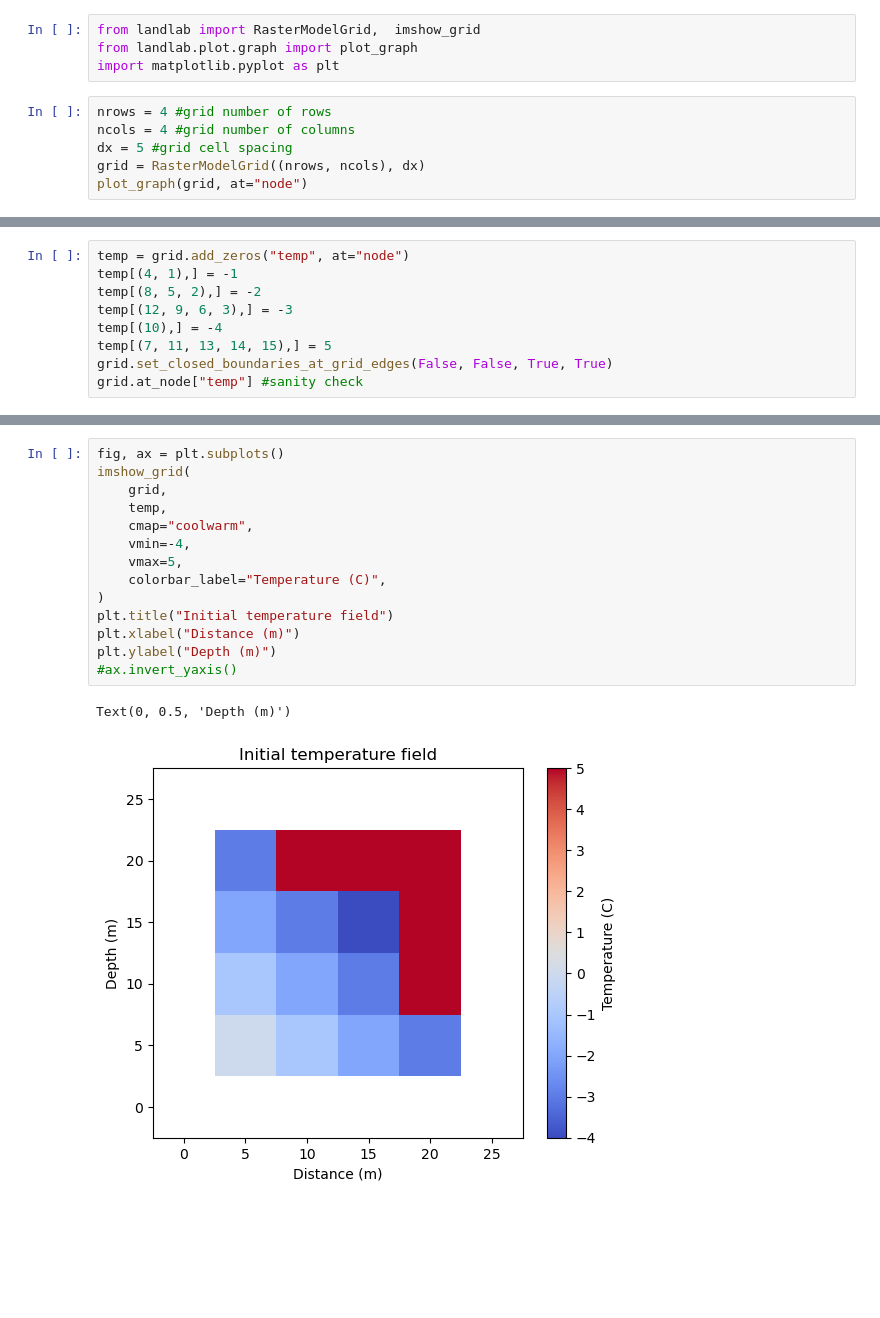
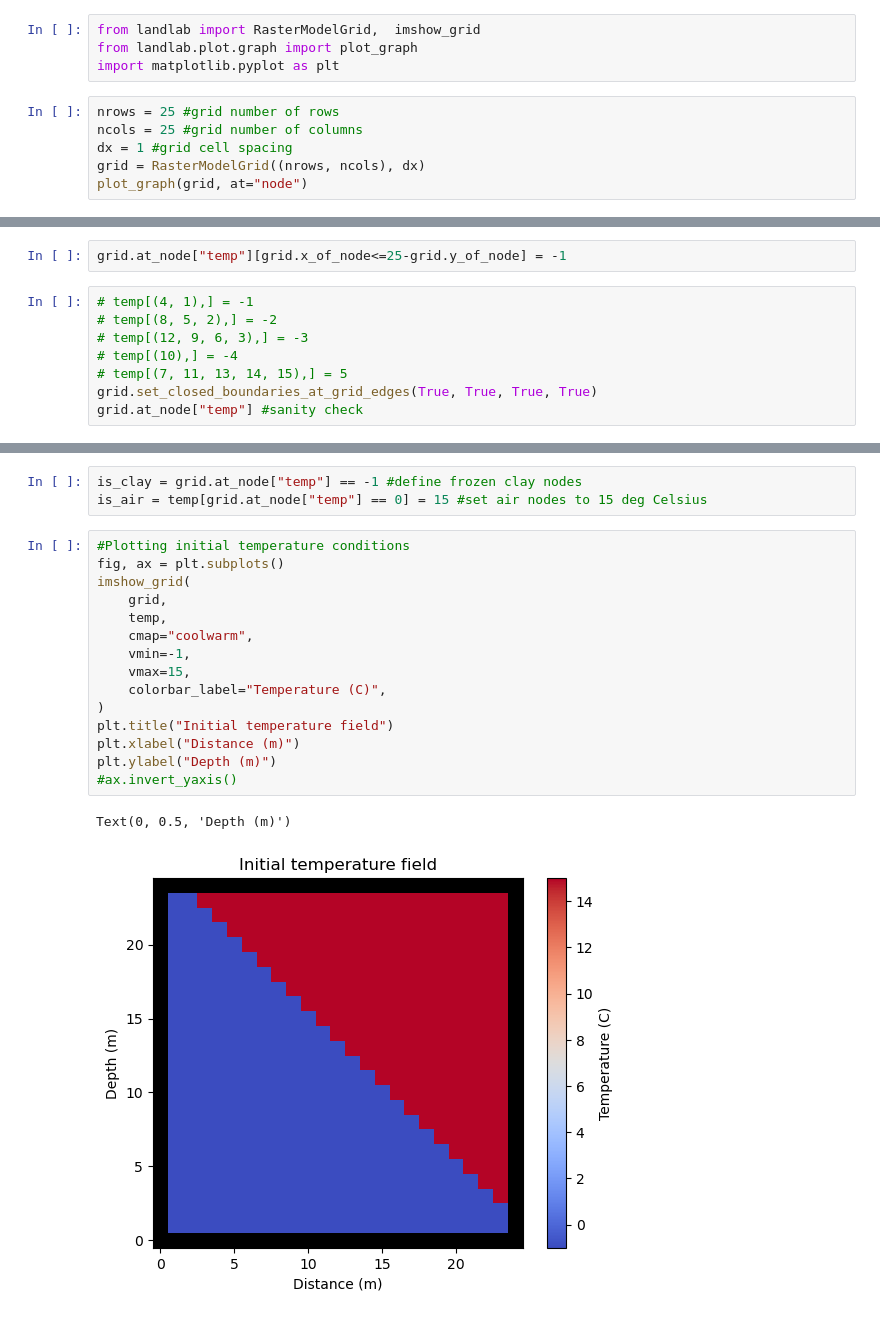
Before and after one commit to csdms-espin/ESPIn2026_ThermalSlump, a Jupyter notebook: grid_creation.ipynb, the cells around one changed output, grey strips where cells are left out. Cells and saved outputs as stored; diff of their text form; blank space fills up the shorter version.

Commit message:
defined air and clay nodes on diagonal

```diff
--- a/grid_creation.ipynb
+++ b/grid_creation.ipynb
@@ -3,9 +3,9 @@ from landlab import RasterModelGrid,  imshow_grid
 from landlab.plot.graph import plot_graph
 import matplotlib.pyplot as plt
 # %%
-nrows = 4 #grid number of rows
-ncols = 4 #grid number of columns
-dx = 5 #grid cell spacing
+nrows = 25 #grid number of rows
+ncols = 25 #grid number of columns
+dx = 1 #grid cell spacing
 grid = RasterModelGrid((nrows, ncols), dx)
 plot_graph(grid, at="node")
 # %% [output]
@@ -14,10 +16,11 @@ plot_graph(grid, at="node")
+# %%
+grid.at_node["temp"][grid.x_of_node<=25-grid.y_of_node] = -1
 # %%
-temp = grid.add_zeros("temp", at="node")
-temp[(4, 1),] = -1
-temp[(8, 5, 2),] = -2
-temp[(12, 9, 6, 3),] = -3
-temp[(10),] = -4
-temp[(7, 11, 13, 14, 15),] = 5
-grid.set_closed_boundaries_at_grid_edges(False, False, True, True)
+# temp[(4, 1),] = -1
+# temp[(8, 5, 2),] = -2
+# temp[(12, 9, 6, 3),] = -3
+# temp[(10),] = -4
+# temp[(7, 11, 13, 14, 15),] = 5
+grid.set_closed_boundaries_at_grid_edges(True, True, True, True)
 grid.at_node["temp"] #sanity check
 # %% [output]
@@ -30,17 +48,21 @@ grid.imshow(temp)
+# %%
+is_clay = grid.at_node["temp"] == -1 #define frozen clay nodes
+is_air = temp[grid.at_node["temp"] == 0] = 15 #set air nodes to 15 deg Celsius
 # %%
+#Plotting initial temperature conditions
 fig, ax = plt.subplots()
 imshow_grid(
     grid,
     temp,
     cmap="coolwarm",
-    vmin=-4,
-    vmax=5,
+    vmin=-1,
+    vmax=15,
     colorbar_label="Temperature (C)",
 )
 plt.title("Initial temperature field")
 plt.xlabel("Distance (m)")
 plt.ylabel("Depth (m)")
 #ax.invert_yaxis()
 # %% [output]
 Text(0, 0.5, 'Depth (m)')
-[figure, old version]
+[figure, new version]
```
Also changed, not shown: parts of 4 cells of this notebook.
